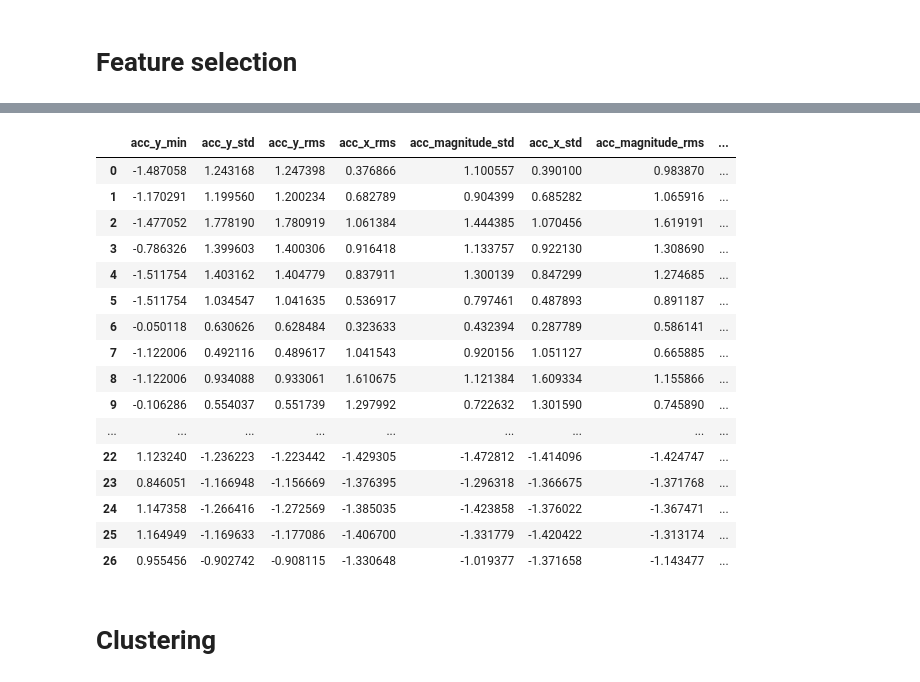
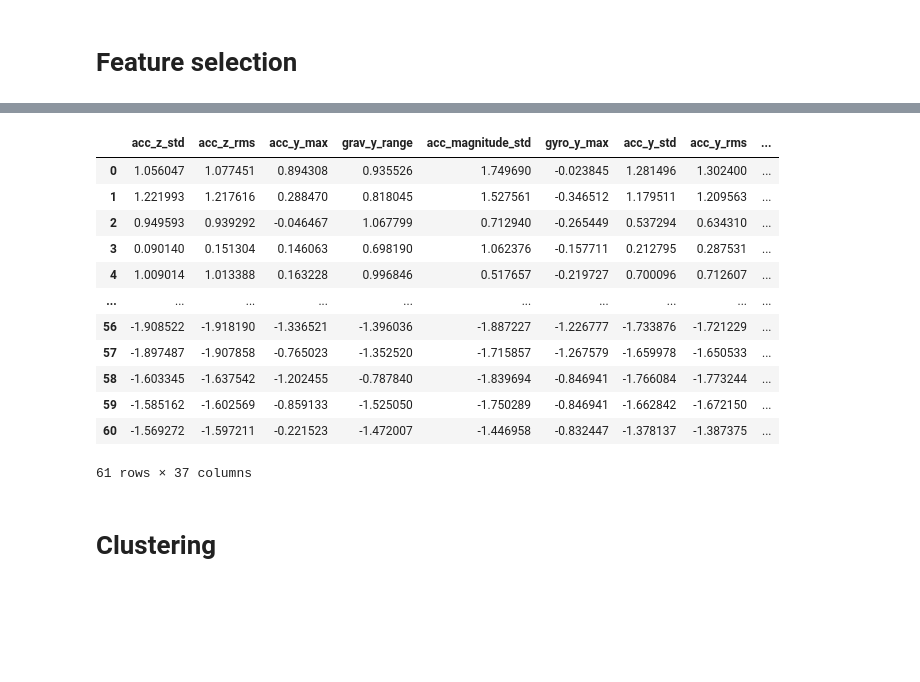
Before and after one commit to kostasparma/Machine_Learning_for_rides, a Jupyter notebook: group18_anna.ipynb, the cells around one changed output, grey strips where cells are left out. Saved outputs shown, nothing was run; the diff lists cells and outputs as text; code cells hidden in the pictures; blank space fills up the shorter version.

```diff
--- a/group18_anna.ipynb
+++ b/group18_anna.ipynb
@@ -128,7 +132,9 @@ Text(0.5, 0, 'Time (seconds)')
 [figure]
 # %%
 #Acceleration of a smooth road
-df = pd.read_csv('DATA/P03_S01/Accelerometer.csv')
+df = pd.read_csv(
+    "../Machine_Learning_for_rides/data/Smooth/P03_S01/Accelerometer.csv"
+                 )
 
 #Dataframe information
 
@@ -211,9 +219,9 @@ label="Y"
 # %% [output]
 [figure]
 # %%
-acc = pd.read_csv('DATA/P03_B01/Accelerometer.csv')
-gyr = pd.read_csv('DATA/P03_B01/Gyroscope.csv')
-grav = pd.read_csv('DATA/P03_B01/Gravity.csv')
+acc = pd.read_csv('../Machine_Learning_for_rides/data/Bumpy/P03_B01/Accelerometer.csv')
+gyr = pd.read_csv('../Machine_Learning_for_rides/data/Bumpy/P03_B01/Gyroscope.csv')
+grav = pd.read_csv('../Machine_Learning_for_rides/data/Bumpy/P03_B01/Gravity.csv')
 
 sample_start = 500
 sample_number = 1000
@@ -364,15 +372,20 @@ def load_recording(folder_path, tolerance=0.006):
 
     return merged
 # %%
-data_folder = Path("DATA")
-recording_folders = [folder for folder in data_folder.iterdir()
-                     if folder.is_dir()]
+data_folder = Path("data")
+# Select recording folders inside Bumpy and Smooth.
+recording_folders = sorted(
+    folder
+    for surface in ["Bumpy", "Smooth"]
+    for folder in (data_folder / surface).iterdir()
+    if folder.is_dir()
+)
+
 all_recordings = []
 
 for folder in recording_folders:
 
     df_recording = load_recording(folder)
-
     all_recordings.append(df_recording)
 # %%
 recording_folders
@@ -1216,27 +1255,23 @@ Classification Report:
    macro avg       1.00      1.00      1.00         6
 weighted avg       1.00      1.00      1.00         6
 # %%
-selected_features = 10
+selected_features = 37
 top_selected_featues = top_k_features[:selected_features]
 X_train_scaled[top_selected_featues]
 # %% [output]
-|  | acc_y_min | acc_y_std | acc_y_rms | acc_x_rms | acc_magnitude_std | acc_x_std | acc_magnitude_rms | ... |
-| 0 | -1.487058 | 1.243168 | 1.247398 | 0.376866 | 1.100557 | 0.390100 | 0.983870 | ... |
-| 1 | -1.170291 | 1.199560 | 1.200234 | 0.682789 | 0.904399 | 0.685282 | 1.065916 | ... |
-| 2 | -1.477052 | 1.778190 | 1.780919 | 1.061384 | 1.444385 | 1.070456 | 1.619191 | ... |
-| 3 | -0.786326 | 1.399603 | 1.400306 | 0.916418 | 1.133757 | 0.922130 | 1.308690 | ... |
-| 4 | -1.511754 | 1.403162 | 1.404779 | 0.837911 | 1.300139 | 0.847299 | 1.274685 | ... |
-| 5 | -1.511754 | 1.034547 | 1.041635 | 0.536917 | 0.797461 | 0.487893 | 0.891187 | ... |
-| 6 | -0.050118 | 0.630626 | 0.628484 | 0.323633 | 0.432394 | 0.287789 | 0.586141 | ... |
-| 7 | -1.122006 | 0.492116 | 0.489617 | 1.041543 | 0.920156 | 1.051127 | 0.665885 | ... |
-| 8 | -1.122006 | 0.934088 | 0.933061 | 1.610675 | 1.121384 | 1.609334 | 1.155866 | ... |
-| 9 | -0.106286 | 0.554037 | 0.551739 | 1.297992 | 0.722632 | 1.301590 | 0.745890 | ... |
-| ... | ... | ... | ... | ... | ... | ... | ... | ... |
-| 22 | 1.123240 | -1.236223 | -1.223442 | -1.429305 | -1.472812 | -1.414096 | -1.424747 | ... |
-| 23 | 0.846051 | -1.166948 | -1.156669 | -1.376395 | -1.296318 | -1.366675 | -1.371768 | ... |
-| 24 | 1.147358 | -1.266416 | -1.272569 | -1.385035 | -1.423858 | -1.376022 | -1.367471 | ... |
-| 25 | 1.164949 | -1.169633 | -1.177086 | -1.406700 | -1.331779 | -1.420422 | -1.313174 | ... |
-| 26 | 0.955456 | -0.902742 | -0.908115 | -1.330648 | -1.019377 | -1.371658 | -1.143477 | ... |
+|  | acc_z_std | acc_z_rms | acc_y_max | grav_y_range | acc_magnitude_std | gyro_y_max | acc_y_std | acc_y_rms | ... |
+| 0 | 1.056047 | 1.077451 | 0.894308 | 0.935526 | 1.749690 | -0.023845 | 1.281496 | 1.302400 | ... |
+| 1 | 1.221993 | 1.217616 | 0.288470 | 0.818045 | 1.527561 | -0.346512 | 1.179511 | 1.209563 | ... |
+| 2 | 0.949593 | 0.939292 | -0.046467 | 1.067799 | 0.712940 | -0.265449 | 0.537294 | 0.634310 | ... |
+| 3 | 0.090140 | 0.151304 | 0.146063 | 0.698190 | 1.062376 | -0.157711 | 0.212795 | 0.287531 | ... |
+| 4 | 1.009014 | 1.013388 | 0.163228 | 0.996846 | 0.517657 | -0.219727 | 0.700096 | 0.712607 | ... |
+| ... | ... | ... | ... | ... | ... | ... | ... | ... | ... |
+| 56 | -1.908522 | -1.918190 | -1.336521 | -1.396036 | -1.887227 | -1.226777 | -1.733876 | -1.721229 | ... |
+| 57 | -1.897487 | -1.907858 | -0.765023 | -1.352520 | -1.715857 | -1.267579 | -1.659978 | -1.650533 | ... |
+| 58 | -1.603345 | -1.637542 | -1.202455 | -0.787840 | -1.839694 | -0.846941 | -1.766084 | -1.773244 | ... |
+| 59 | -1.585162 | -1.602569 | -0.859133 | -1.525050 | -1.750289 | -0.846941 | -1.662842 | -1.672150 | ... |
+| 60 | -1.569272 | -1.597211 | -0.221523 | -1.472007 | -1.446958 | -0.832447 | -1.378137 | -1.387375 | ... |
+61 rows × 37 columns
 # %% [markdown]
 # Clustering
 # %% [markdown]
```
Also changed, not shown: parts of 19 cells of this notebook.
